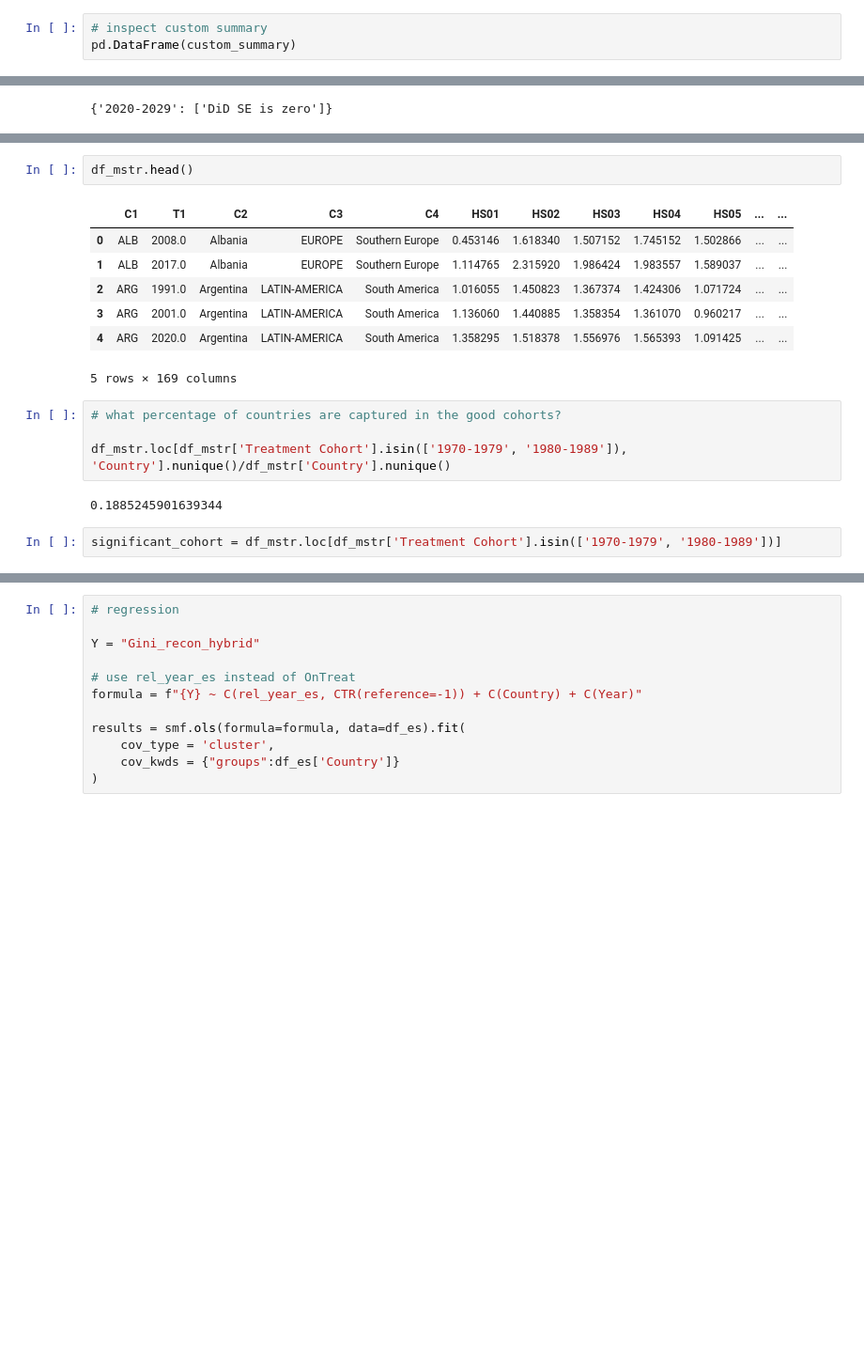
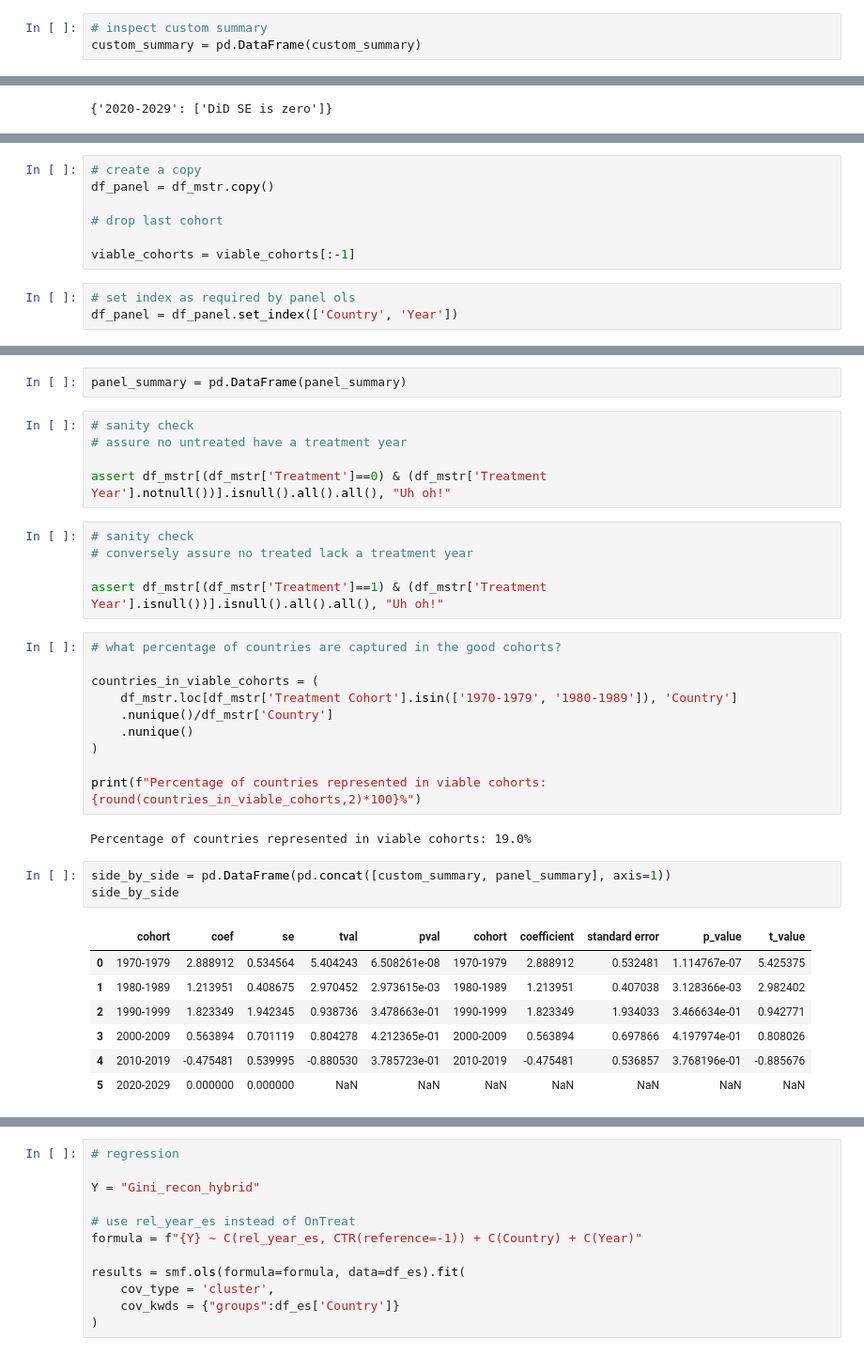
Before and after one commit to LittleBiggler/CoResidence, a Jupyter notebook: cores_causal.ipynb, the cells around one changed output, grey strips where cells are left out. Shown at 94% size. Cells and saved outputs as stored; diff of their text form; blank space fills up the shorter version.

```diff
--- a/cores_causal.ipynb
+++ b/cores_causal.ipynb
@@ -328,4 +344,4 @@ for cohort in viable_cohorts:
 2020-2029
 # %%
 # inspect custom summary
-pd.DataFrame(custom_summary)
+custom_summary = pd.DataFrame(custom_summary)
@@ -344,0 +355,10 @@ warn_log
+# %%
+# create a copy
+df_panel = df_mstr.copy()
+
+# drop last cohort
+
+viable_cohorts = viable_cohorts[:-1]
+# %%
+# set index as required by panel ols
+df_panel = df_panel.set_index(['Country', 'Year'])
@@ -345,18 +427,35 @@ warn_log
+# %%
+panel_summary = pd.DataFrame(panel_summary)
 # %%
-df_mstr.head()
+# sanity check
+# assure no untreated have a treatment year
+
+assert df_mstr[(df_mstr['Treatment']==0) & (df_mstr['Treatment Year'].notnull())].isnull().all().all(), "Uh oh!"
-# %% [output]
-|  | C1 | T1 | C2 | C3 | C4 | HS01 | HS02 | HS03 | HS04 | HS05 | ... | ... |
-| 0 | ALB | 2008.0 | Albania | EUROPE | Southern Europe | 0.453146 | 1.618340 | 1.507152 | 1.745152 | 1.502866 | ... | ... |
-| 1 | ALB | 2017.0 | Albania | EUROPE | Southern Europe | 1.114765 | 2.315920 | 1.986424 | 1.983557 | 1.589037 | ... | ... |
-| 2 | ARG | 1991.0 | Argentina | LATIN-AMERICA | South America | 1.016055 | 1.450823 | 1.367374 | 1.424306 | 1.071724 | ... | ... |
-| 3 | ARG | 2001.0 | Argentina | LATIN-AMERICA | South America | 1.136060 | 1.440885 | 1.358354 | 1.361070 | 0.960217 | ... | ... |
-| 4 | ARG | 2020.0 | Argentina | LATIN-AMERICA | South America | 1.358295 | 1.518378 | 1.556976 | 1.565393 | 1.091425 | ... | ... |
-5 rows × 169 columns
+# %%
+# sanity check
+# conversely assure no treated lack a treatment year
+
+assert df_mstr[(df_mstr['Treatment']==1) & (df_mstr['Treatment Year'].isnull())].isnull().all().all(), "Uh oh!"
 # %%
 # what percentage of countries are captured in the good cohorts?
 
-df_mstr.loc[df_mstr['Treatment Cohort'].isin(['1970-1979', '1980-1989']), 'Country'].nunique()/df_mstr['Country'].nunique()
+countries_in_viable_cohorts = (
+    df_mstr.loc[df_mstr['Treatment Cohort'].isin(['1970-1979', '1980-1989']), 'Country']
+    .nunique()/df_mstr['Country']
+    .nunique()
+)
+
+print(f"Percentage of countries represented in viable cohorts: {round(countries_in_viable_cohorts,2)*100}%")
 # %% [output]
-0.1885245901639344
+Percentage of countries represented in viable cohorts: 19.0%
-# %%
-significant_cohort = df_mstr.loc[df_mstr['Treatment Cohort'].isin(['1970-1979', '1980-1989'])]
+# %%
+side_by_side = pd.DataFrame(pd.concat([custom_summary, panel_summary], axis=1))
+side_by_side
+# %% [output]
+|  | cohort | coef | se | tval | pval | cohort | coefficient | standard error | p_value | t_value |
+| 0 | 1970-1979 | 2.888912 | 0.534564 | 5.404243 | 6.508261e-08 | 1970-1979 | 2.888912 | 0.532481 | 1.114767e-07 | 5.425375 |
+| 1 | 1980-1989 | 1.213951 | 0.408675 | 2.970452 | 2.973615e-03 | 1980-1989 | 1.213951 | 0.407038 | 3.128366e-03 | 2.982402 |
+| 2 | 1990-1999 | 1.823349 | 1.942345 | 0.938736 | 3.478663e-01 | 1990-1999 | 1.823349 | 1.934033 | 3.466634e-01 | 0.942771 |
+| 3 | 2000-2009 | 0.563894 | 0.701119 | 0.804278 | 4.212365e-01 | 2000-2009 | 0.563894 | 0.697866 | 4.197974e-01 | 0.808026 |
+| 4 | 2010-2019 | -0.475481 | 0.539995 | -0.880530 | 3.785723e-01 | 2010-2019 | -0.475481 | 0.536857 | 3.768196e-01 | -0.885676 |
+| 5 | 2020-2029 | 0.000000 | 0.000000 | NaN | NaN | NaN | NaN | NaN | NaN | NaN |
```
Also changed, not shown: parts of 22 cells of this notebook.
